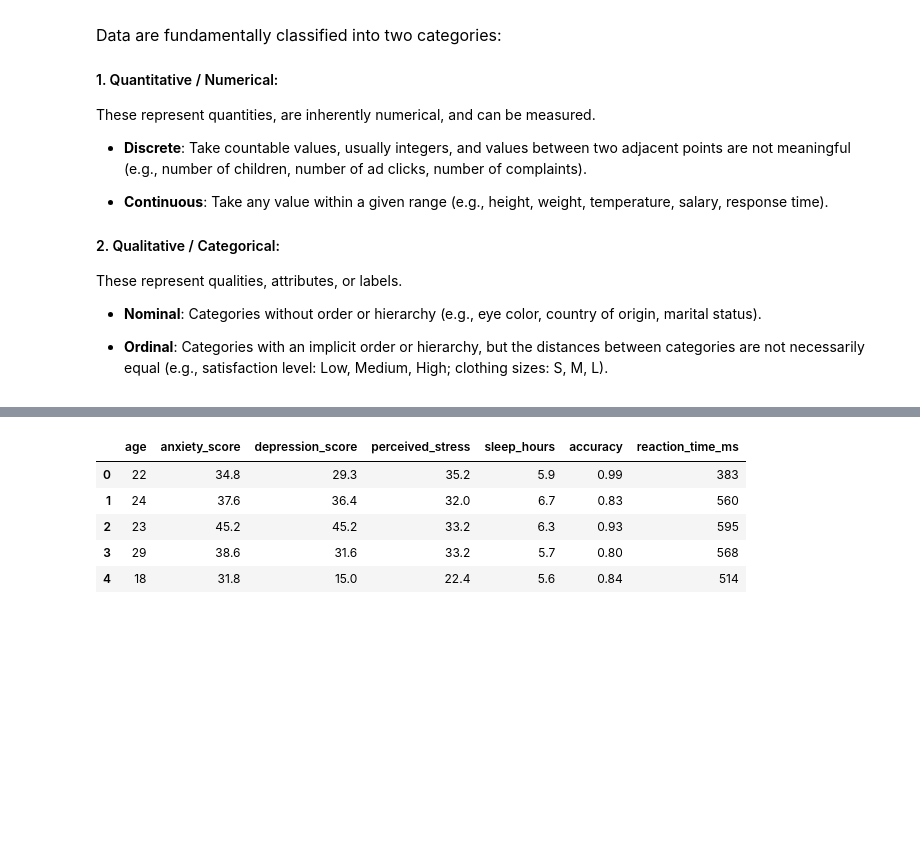
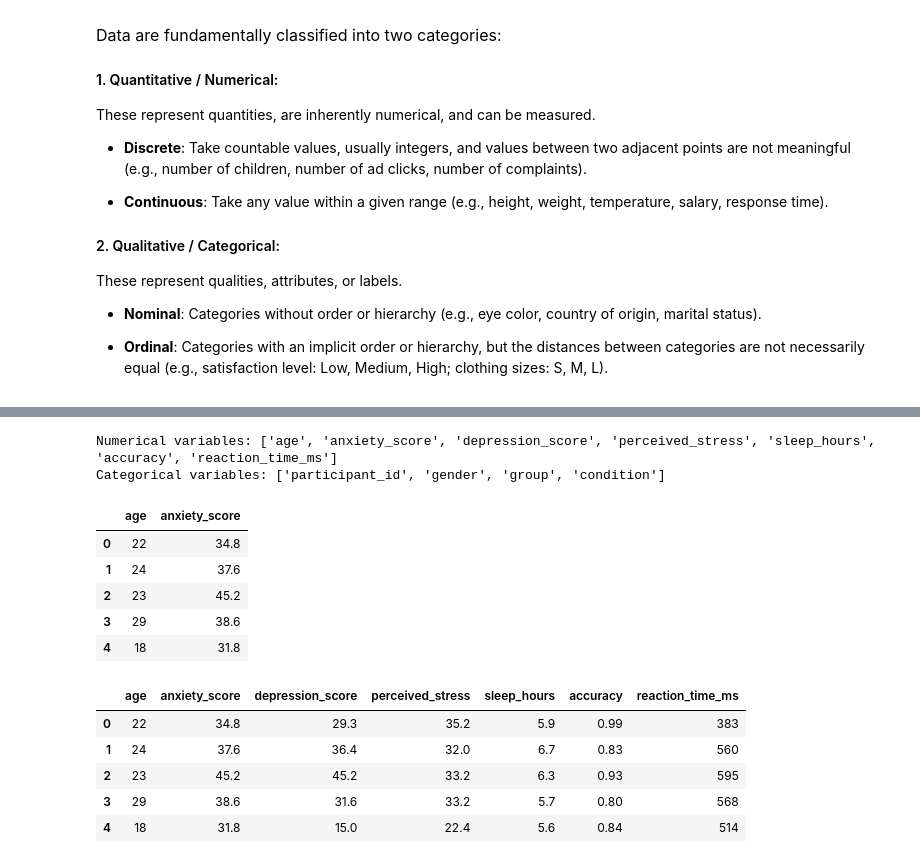
Before and after one commit to shecodespsy/SheCodesPsy-2026, a Jupyter notebook: S3-data-analysis/Analyzing_data.ipynb, the cells around one changed output, grey strips where cells are left out. Saved outputs shown, nothing was run; the diff lists cells and outputs as text; code cells hidden in the pictures; blank space fills up the shorter version.

```diff
--- a/S3-data-analysis/Analyzing_data.ipynb
+++ b/S3-data-analysis/Analyzing_data.ipynb
@@ -171,15 +219,21 @@ These represent qualities, attributes, or labels.
 #  - the categorical variables
 # in the dataset
 
-numerical_variables = [ "age",
-                        "anxiety_score",
-                        "depression_score",
-                        "perceived_stress",
-                        "sleep_hours",
-                        "accuracy",
-                        "reaction_time_ms" ]
+numerical_variables   = data.select_dtypes(include="number").columns.tolist()
+categorical_variables = data.select_dtypes(exclude="number").columns.tolist()
 
-categorical_variables = [ "gender",
-                          "group",
-                          "condition" ]
+print("Numerical variables:", numerical_variables)
+print("Categorical variables:", categorical_variables)
+# %% [output]
+Numerical variables: ['age', 'anxiety_score', 'depression_score', 'perceived_stress', 'sleep_hours', 'accuracy', 'reaction_time_ms']
+Categorical variables: ['participant_id', 'gender', 'group', 'condition']
+# %%
+data[['age', 'anxiety_score']].head()
+# %% [output]
+|  | age | anxiety_score |
+| 0 | 22 | 34.8 |
+| 1 | 24 | 37.6 |
+| 2 | 23 | 45.2 |
+| 3 | 29 | 38.6 |
+| 4 | 18 | 31.8 |
 # %%
```
Also changed, not shown: parts of 35 cells of this notebook.
